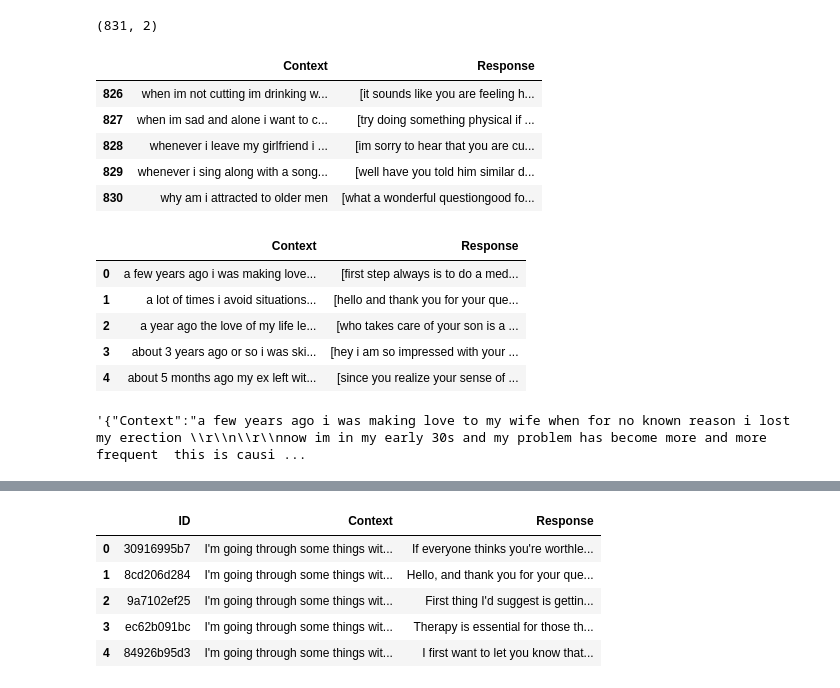
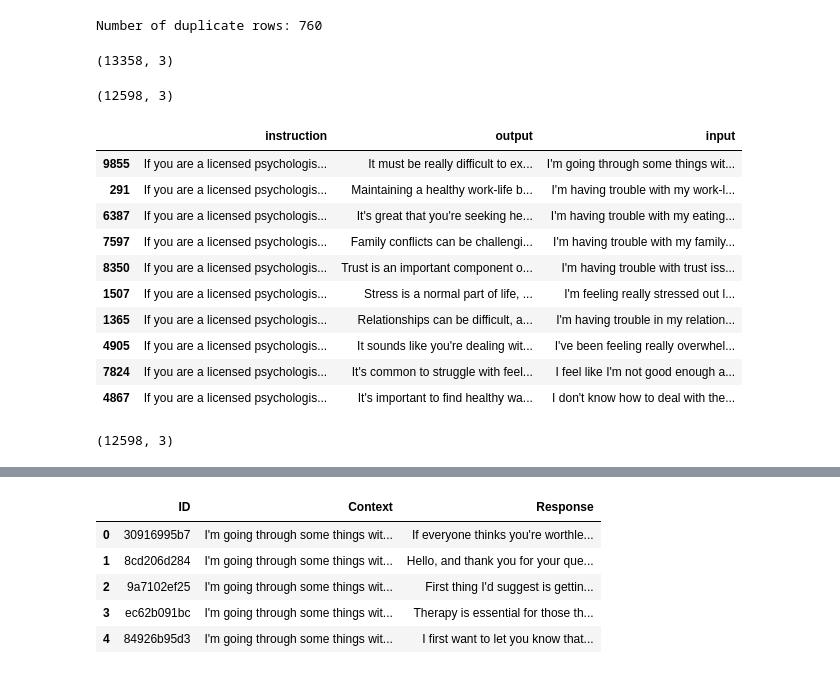
Before and after one commit to Taciturny/Mental_Health_Convo, a Jupyter notebook: data_ingestion.ipynb, the cells around one changed output, grey strips where cells are left out. Drawn from its saved outputs; the diff is of its cells as text; code cells hidden in the pictures.

```diff
--- a/data_ingestion.ipynb
+++ b/data_ingestion.ipynb
@@ -7,3 +9,9 @@ df = pd.read_parquet('data/preprocessed_data.parquet')
 # df.to_pickle('data/preprocessed_data.pkl')
 # Display the first few rows of the DataFrame
 # print(df.head(3))
+# %%
+pd.set_option('display.max_rows', None)
+pd.set_option('display.max_colwidth', None)
+
+df = pd.read_parquet('data/men_hea.parquet')
+df.head(2)
@@ -9,0 +22,3 @@ df = pd.read_parquet('data/preprocessed_data.parquet')
+# %%
+df = pd.read_parquet('data/hea.parquet')
+df.head()
@@ -10,13 +49,40 @@ df = pd.read_parquet('data/preprocessed_data.parquet')
+# %%
+# Count the number of duplicates
+num_duplicates = df.duplicated().sum()
+print(f"\nNumber of duplicate rows: {num_duplicates}")
+
+# # Optional: Identify duplicates based on specific columns
+# duplicate_specific_cols = df[df.duplicated(subset=['input', 'output'])]
+
+# # View duplicates based on specific columns
+# print("\nDuplicate Rows based on 'input' and 'output' columns:")
+# print(duplicate_specific_cols)
+# %% [output]
+Number of duplicate rows: 760
 # %%
 df.shape
 # %% [output]
-(831, 2)
+(13358, 3)
+# %%
+# Remove duplicates
+df = df.drop_duplicates()
 # %%
-df.tail()
+df.shape
 # %% [output]
-|  | Context | Response |
-| 826 | when im not cutting im drinking w... | [it sounds like you are feeling h... |
-| 827 | when im sad and alone i want to c... | [try doing something physical if ... |
-| 828 | whenever i leave my girlfriend i ... | [im sorry to hear that you are cu... |
-| 829 | whenever i sing along with a song... | [well have you told him similar d... |
-| 830 | why am i attracted to older men | [what a wonderful questiongood fo... |
+(12598, 3)
+# %%
+pd.set_option('display.max_colwidth', None)  # Display full column width
+
+df.sample(10)
+# %% [output]
+|  | instruction | output | input |
+| 9855 | If you are a licensed psychologis... | It must be really difficult to ex... | I'm going through some things wit... |
+| 291 | If you are a licensed psychologis... | Maintaining a healthy work-life b... | I'm having trouble with my work-l... |
+| 6387 | If you are a licensed psychologis... | It's great that you're seeking he... | I'm having trouble with my eating... |
+| 7597 | If you are a licensed psychologis... | Family conflicts can be challengi... | I'm having trouble with my family... |
+| 8350 | If you are a licensed psychologis... | Trust is an important component o... | I'm having trouble with trust iss... |
+| 1507 | If you are a licensed psychologis... | Stress is a normal part of life, ... | I'm feeling really stressed out l... |
+| 1365 | If you are a licensed psychologis... | Relationships can be difficult, a... | I'm having trouble in my relation... |
+| 4905 | If you are a licensed psychologis... | It sounds like you're dealing wit... | I've been feeling really overwhel... |
+| 7824 | If you are a licensed psychologis... | It's common to struggle with feel... | I feel like I'm not good enough a... |
+| 4867 | If you are a licensed psychologis... | It's important to find healthy wa... | I don't know how to deal with the... |
@@ -23,13 +101,4 @@ df.tail()
 # %%
-df.head()
+df.shape
 # %% [output]
-|  | Context | Response |
-| 0 | a few years ago i was making love... | [first step always is to do a med... |
-| 1 | a lot of times i avoid situations... | [hello and thank you for your que... |
-| 2 | a year ago the love of my life le... | [who takes care of your son is a ... |
-| 3 | about 3 years ago or so i was ski... | [hey i am so impressed with your ... |
-| 4 | about 5 months ago my ex left wit... | [since you realize your sense of ... |
+(12598, 3)
-# %%
-df.to_json(orient='records', lines=True)
-# %% [output]
-'{"Context":"a few years ago i was making love to my wife when for no known reason i lost my erection \\r\\n\\r\\nnow im in my early 30s and my problem has become more and more frequent  this is causi ...
```
Also changed, not shown: parts of 16 cells of this notebook, 24 other files.
